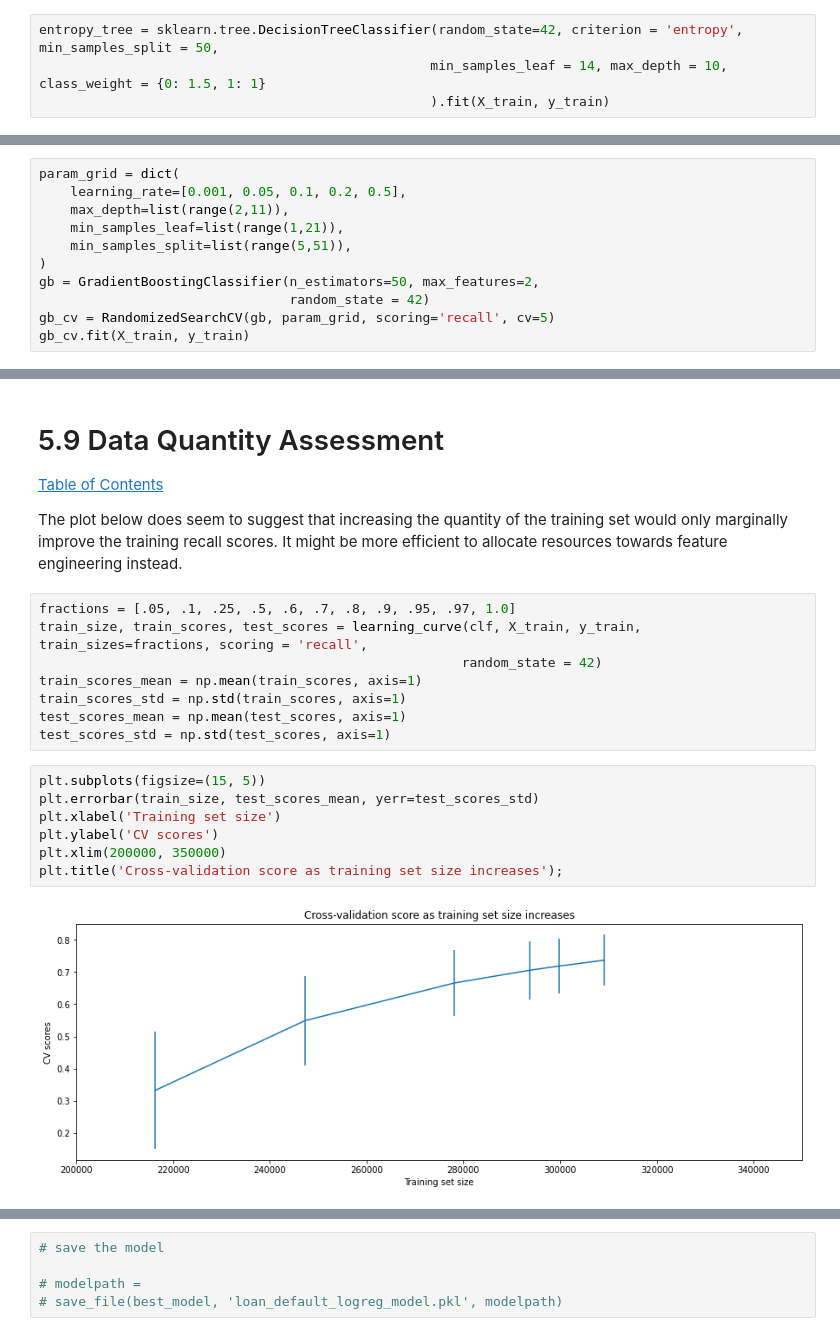
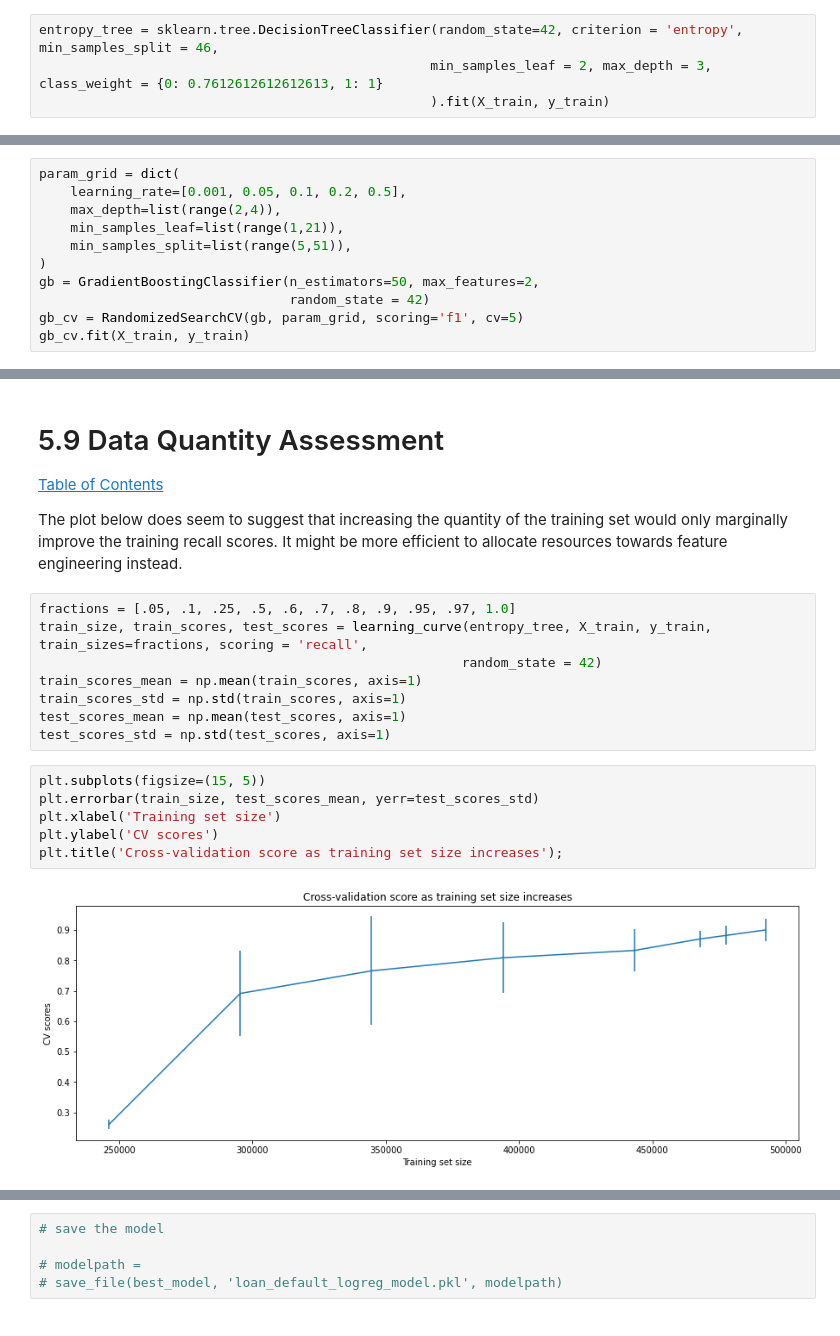
Before and after one commit to CompleteAlgoTrader/Springboard, a Jupyter notebook: notebooks/05 Modelling - Lending Club Loan Default Prediction.ipynb, the cells around one changed output, grey strips where cells are left out. Saved outputs shown, nothing was run; the diff lists cells and outputs as text.

Commit message:
Fixed Positive Class, Select Entropy Tree

```diff
--- a/notebooks/05 Modelling - Lending Club Loan Default Prediction.ipynb
+++ b/notebooks/05 Modelling - Lending Club Loan Default Prediction.ipynb
@@ -327,8 +310,8 @@ weighted avg       0.77      0.66      0.69    417961
 # %% [markdown]
 ### Finalized Entropy Decision Tree
 # %%
-entropy_tree = sklearn.tree.DecisionTreeClassifier(random_state=42, criterion = 'entropy', min_samples_split = 50,
-                                                  min_samples_leaf = 14, max_depth = 10, class_weight = {0: 1.5, 1: 1}
+entropy_tree = sklearn.tree.DecisionTreeClassifier(random_state=42, criterion = 'entropy', min_samples_split = 46,
+                                                  min_samples_leaf = 2, max_depth = 3, class_weight = {0: 0.7612612612612613, 1: 1}
                                                   ).fit(X_train, y_train)
 # %%
 sorted(list(zip(entropy_tree.feature_importances_, X_train.columns)), reverse = True)
@@ -365,13 +350,13 @@ sorted(list(zip(entropy_tree.feature_importances_, X_train.columns)), reverse =
 # %%
 param_grid = dict(
     learning_rate=[0.001, 0.05, 0.1, 0.2, 0.5],
-    max_depth=list(range(2,11)),
+    max_depth=list(range(2,4)),
     min_samples_leaf=list(range(1,21)),
     min_samples_split=list(range(5,51)),
 )
 gb = GradientBoostingClassifier(n_estimators=50, max_features=2,
                                 random_state = 42)
-gb_cv = RandomizedSearchCV(gb, param_grid, scoring='recall', cv=5)
+gb_cv = RandomizedSearchCV(gb, param_grid, scoring='f1', cv=5)
 gb_cv.fit(X_train, y_train)
 # %% [output]
 RandomizedSearchCV(cv=5,
@@ -714,7 +693,7 @@ ax.fig.set_figheight(12)
 The plot below does seem to suggest that increasing the quantity of the training set would only marginally improve the training recall scores. It might be more efficient to allocate resources towards feature engineering instead.
 # %%
 fractions = [.05, .1, .25, .5, .6, .7, .8, .9, .95, .97, 1.0]
-train_size, train_scores, test_scores = learning_curve(clf, X_train, y_train, train_sizes=fractions, scoring = 'recall',
+train_size, train_scores, test_scores = learning_curve(entropy_tree, X_train, y_train, train_sizes=fractions, scoring = 'recall',
                                                       random_state = 42)
 train_scores_mean = np.mean(train_scores, axis=1)
 train_scores_std = np.std(train_scores, axis=1)
@@ -723,9 +702,8 @@ test_scores_std = np.std(test_scores, axis=1)
 # %%
 plt.subplots(figsize=(15, 5))
 plt.errorbar(train_size, test_scores_mean, yerr=test_scores_std)
 plt.xlabel('Training set size')
 plt.ylabel('CV scores')
-plt.xlim(200000, 350000)
 plt.title('Cross-validation score as training set size increases');
 # %% [output]
-[figure, old version]
+[figure, new version]
```
Also changed, not shown: parts of 55 cells of this notebook, 4 other files.
